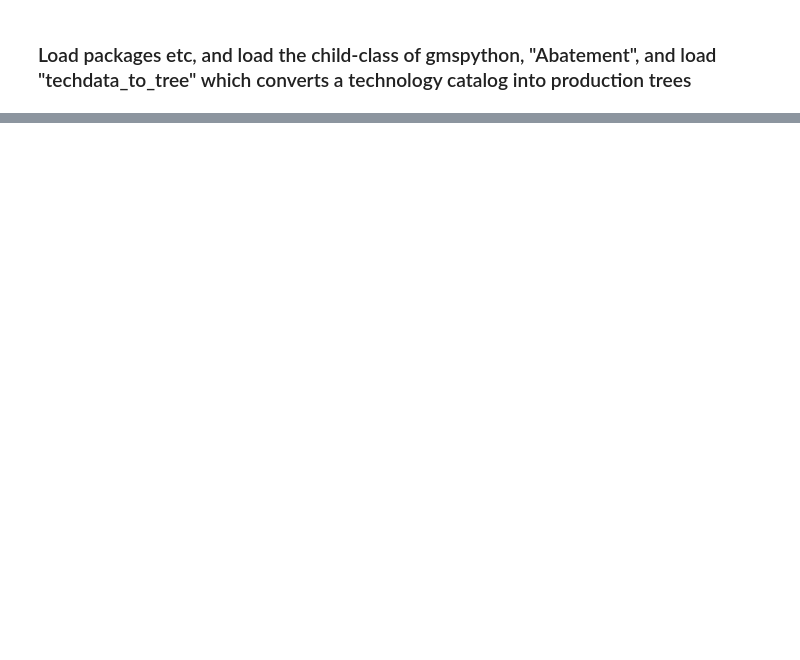
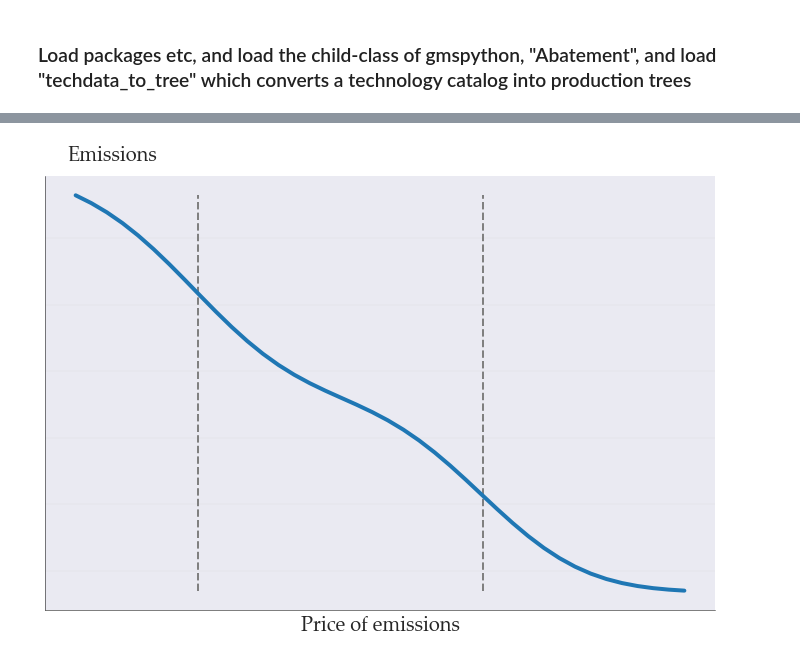
Before and after one commit to ChampionApe/GPM_v05, a Jupyter notebook: examples/Abatement/Abatement_simulation_IDandEOP.ipynb, the cells around one changed output, grey strips where cells are left out. Saved outputs shown, nothing was run; the diff lists cells and outputs as text; code cells hidden in the pictures; blank space fills up the shorter version.

```diff
--- a/examples/Abatement/Abatement_simulation_IDandEOP.ipynb
+++ b/examples/Abatement/Abatement_simulation_IDandEOP.ipynb
@@ -40,0 +87,15 @@ def translate(col):
+# %%
+#Emission figure
+#THIRD PLOT, OF EMISSIONS
+fig = plt.figure(figsize=(12, 8))
+fig.add_subplot(1, 1, 1)
+ax = fig.get_axes()[0]
+col = "M"
+with warnings.catch_warnings():
+    warnings.simplefilter("ignore") #Otherwise throws warning simply because the column is named "M"
+    ax.plot(df.index, col, color=colors[0], data=df, label=translate(col), linewidth=4)
+ax.vlines(x=vlines, ymin=df[col].min(), ymax=df[col].max(), ls='--', color="grey", lw=2)
+format_single_axis(ax, x_label=translate(df.index.name), y_label=translate(col))
+fig.savefig("Emissions_" + catalog + ".pdf", bbox_inches="tight", transparent=True, facecolor="none", edgecolor='none')
+# %% [output]
+[figure, added]
```
Also changed, not shown: parts of 21 cells of this notebook, 20 other files.
